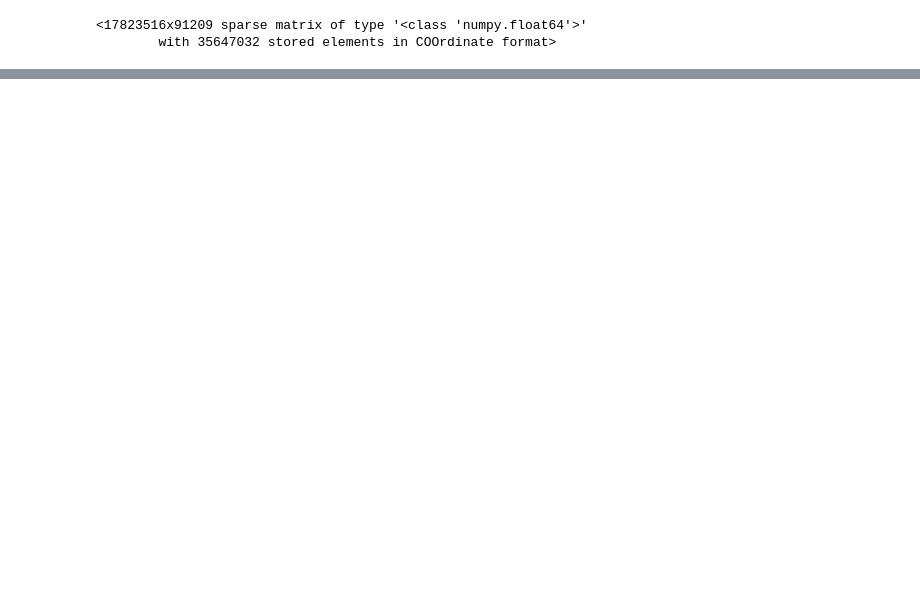
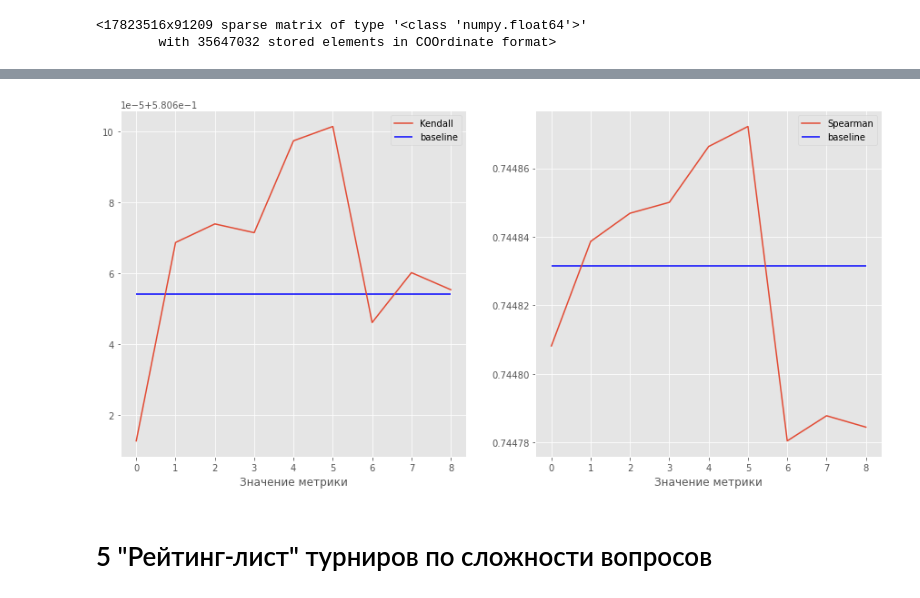
Before and after one commit to KernelA/made-adv-ml-hw2, a Jupyter notebook: solution.ipynb, the cells around one changed output, grey strips where cells are left out. Cells and saved outputs as stored; diff of their text form; code cells hidden in the pictures; blank space fills up the shorter version.

```diff
--- a/solution.ipynb
+++ b/solution.ipynb
@@ -195,5 +227,3 @@ with open(test_team_res_datapath, "rb") as dump_file:
 # %%
 test_team_ratings = team_res_test.to_team_rating_by_tour()
-# %%
-test_team_ratings.dropna(axis="index", inplace=True)
 # %%
@@ -213,2 +237,0 @@ memory usage: 822.7+ KB
-# %%
-test_team_ratings.sort_values(["tour_id", "tour_rating"], inplace=True)
@@ -289,6 +298,11 @@ if log_dir.exists():
     shutil.rmtree(log_dir)
 log_dir.mkdir(exist_ok=True, parents=True)
 
-em_model = EMRatingModel(em_num_iter=6, lr=1e-4,
-                         log_reg_num_iter=20, device=device, log_dir=log_dir)
+checkpoint_dir = pathlib.Path("em_train", "checkpoints")
+if checkpoint_dir.exists():
+    shutil.rmtree(checkpoint_dir)
+checkpoint_dir.mkdir(exist_ok=True, parents=True)
+
+em_model = EMRatingModel(em_num_iter=9, lr=1e-4,
+                         log_reg_num_iter=25, device=device, log_dir=log_dir, checkpoint_dir=str(checkpoint_dir))
 # %% [output]
@@ -296,3 +310,4 @@ em_model = EMRatingModel(em_num_iter=6, lr=1e-4,
 # %%
-em_model.fit(coo_features, target, players, skils_encoder, test_team_ratings, baseline, regression.coef_, regression.intercept_)
+metrics_history = em_model.fit(coo_features, target, players, skils_encoder,
+                               test_team_ratings, baseline, regression.coef_, regression.intercept_)
 # %% [output]
@@ -339,0 +381,18 @@ em_model.fit(coo_features, target, players, skils_encoder, test_team_ratings, ba
+# %%
+iterations = metrics_history["em_iter"]
+
+fig = plt.figure(figsize=(15, 7))
+axes = fig.subplots(1, len(metrics_history) - 1)
+for ax_num, metric_name in enumerate(filter(lambda x: x != "em_iter", metrics_history)):
+    axes[ax_num].plot(
+        iterations, metrics_history[metric_name], label=metric_name)
+    axes[ax_num].hlines(baseline[metric_name], 0, max(
+        iterations), colors="blue", label="baseline")
+    axes[ax_num].legend()
+    axes[ax_num].set_xlabel("Итерация EM алгоритма")
+    axes[ax_num].set_xlabel("Значение метрики")
+    axes[ax_num].grid(True)
+# %% [output]
+[figure, added]
+# %% [markdown]
+# 5 "Рейтинг-лист" турниров по сложности вопросов
```
Also changed, not shown: parts of 54 cells of this notebook, 3 other files.
